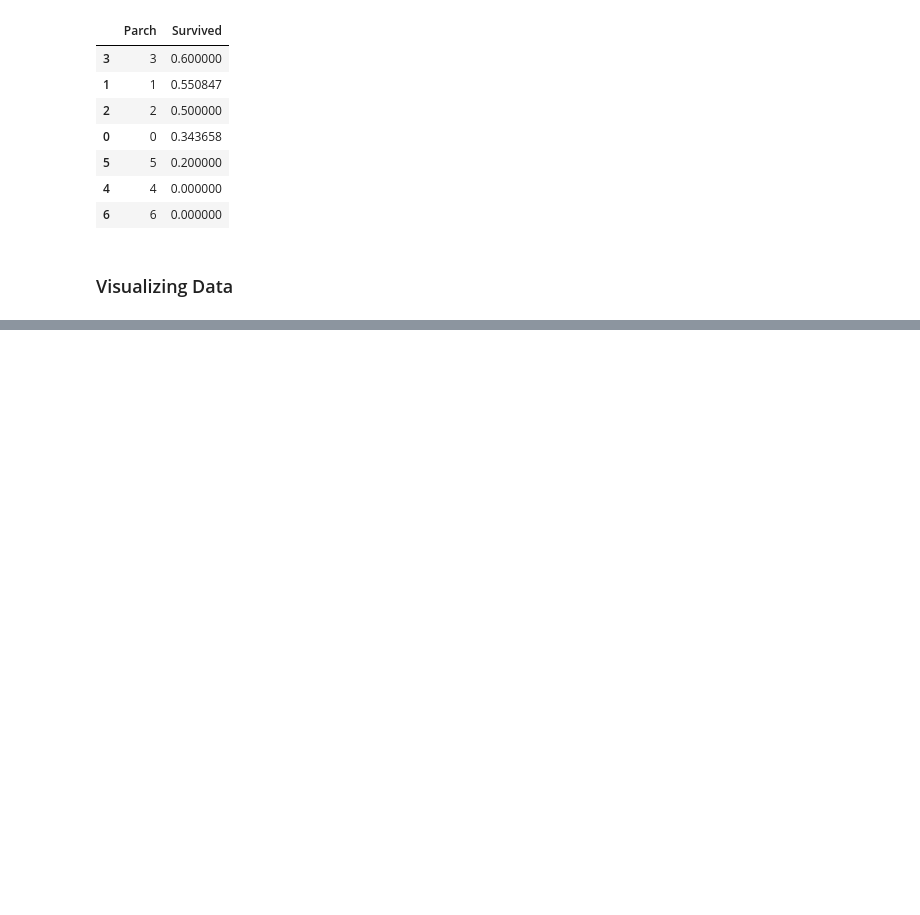
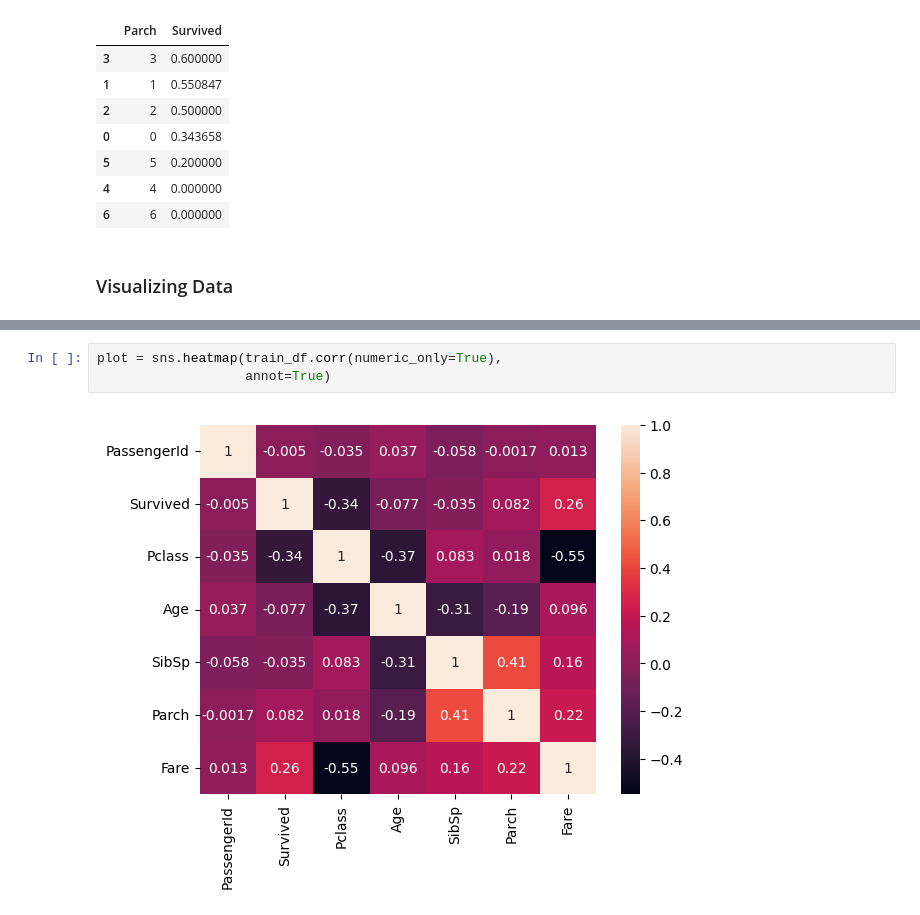
Before and after one commit to briwhi/titanic, a Jupyter notebook: titanic_one.ipynb, the cells around one changed output, grey strips where cells are left out. Cells and saved outputs as stored; diff of their text form; blank space fills up the shorter version.

```diff
--- a/titanic_one.ipynb
+++ b/titanic_one.ipynb
@@ -114,0 +121,5 @@ train_df[["Parch", "Survived"]].groupby(['Parch'], as_index=False).mean().sort_v
+# %%
+plot = sns.heatmap(train_df.corr(numeric_only=True),
+                   annot=True)
+# %% [output]
+[figure, added]
```
Also changed, not shown: parts of 1 cell of this notebook.
